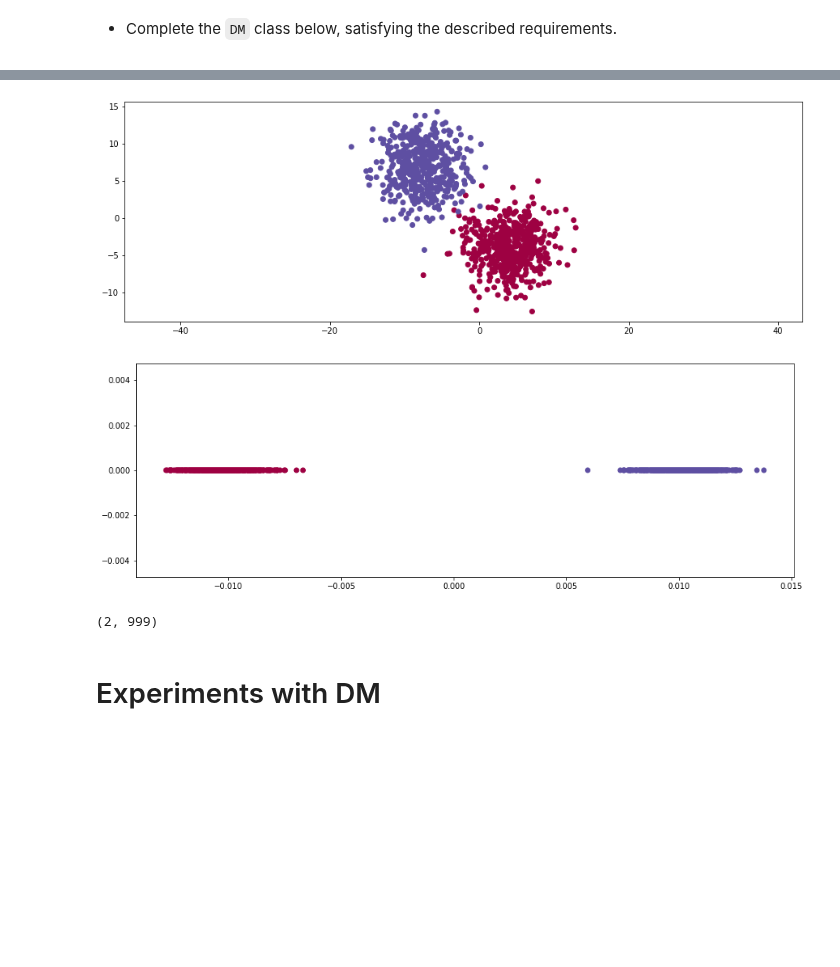
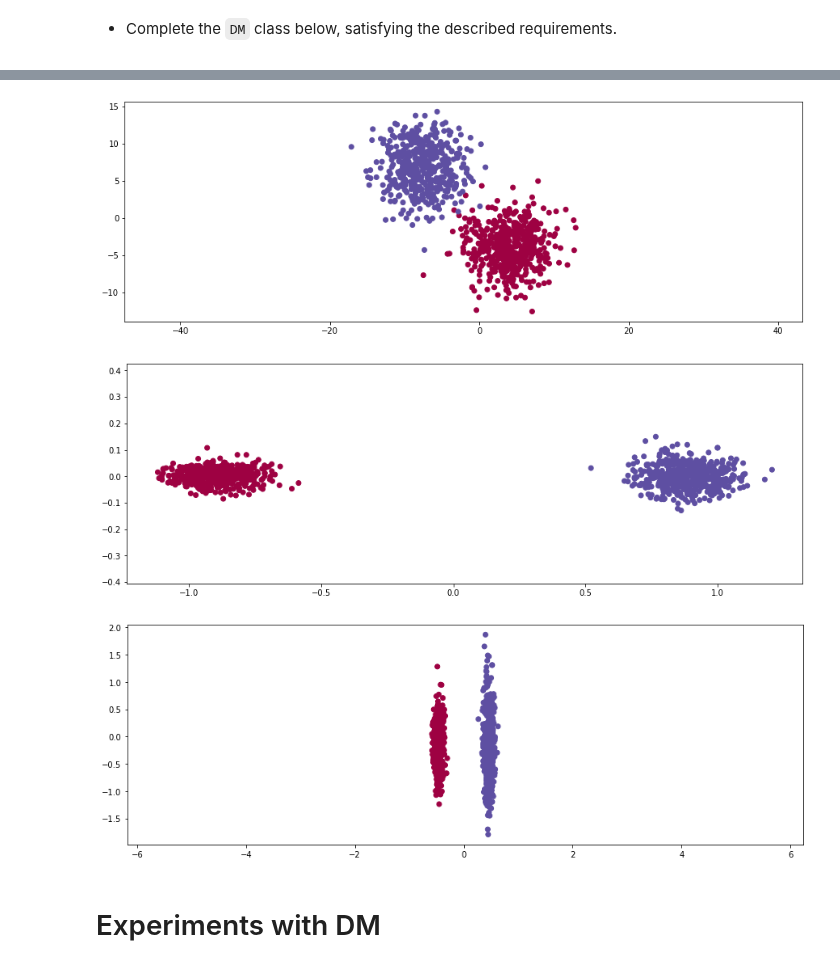
Before and after one commit to fjsaezm/mcd-mf, a Jupyter notebook: HW_03/HW_03_MF_2022.ipynb, the cells around one changed output, grey strips where cells are left out. Drawn from its saved outputs; the diff is of its cells as text; code cells hidden in the pictures; blank space fills up the shorter version.

```diff
--- a/HW_03/HW_03_MF_2022.ipynb
+++ b/HW_03/HW_03_MF_2022.ipynb
@@ -214,28 +283,30 @@ class DM(TransformerMixin, BaseEstimator):
 # %%
+# Dataset creation
 N = 1000
-
 X, y = make_blobs(n_samples=N, n_features=50, centers=2,
                   cluster_std=3.0, random_state=seed)
 y[y != 1] = -1
 plt.scatter(X[:,0], X[:,1], c=y, cmap=my_cmap)
 plt.axis('equal')
 plt.show()
 
-# Solution
-dm = DM(sigma=20, n_components=2, step=100)
-
+# Model definition
+dm = DM(sigma=20, n_components=2, step=1, alpha=0)
 X_transformed = dm.fit_transform(X)
 
 plt.scatter(X_transformed[:,0], X_transformed[:,1], c=y, cmap=my_cmap)
 plt.axis('equal')
 plt.show()
+
+X_transformed = dm.transform(X)
+
+plt.scatter(X_transformed[:,0], X_transformed[:,1], c=y, cmap=my_cmap)
+plt.axis('equal')
+plt.show()
 # %% [output]
 [figure]
-[figure, old version]
+[figure, new version]
+[figure, added]
-# %%
-X_transformed.shape
-# %% [output]
-(2, 999)
 # %% [markdown]
 # Experiments with DM
 # %% [markdown]
```
Also changed, not shown: parts of 4 cells of this notebook.
